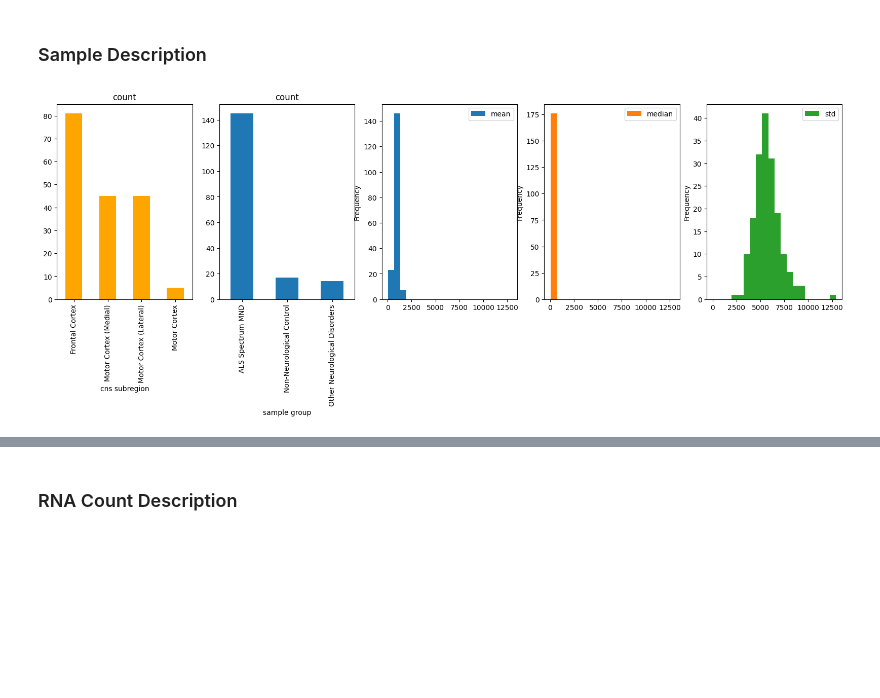
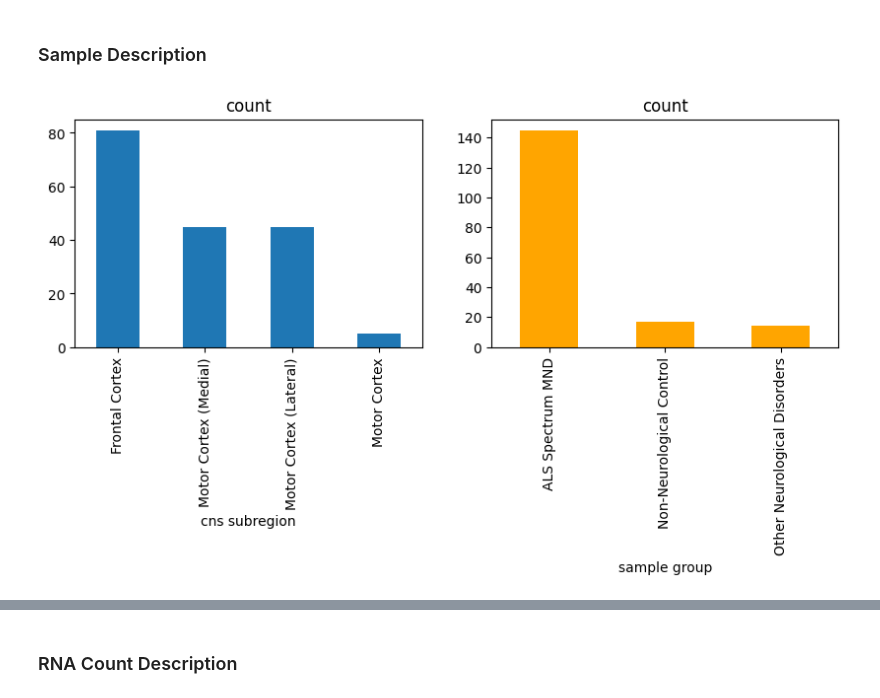
Before and after one commit to demic-dev/als-biomarker-identification-project, a Jupyter notebook: Report.ipynb, the cells around one changed output, grey strips where cells are left out. Drawn from its saved outputs; the diff is of its cells as text; code cells hidden in the pictures; blank space fills up the shorter version.

```diff
--- a/Report.ipynb
+++ b/Report.ipynb
@@ -60,14 +48,9 @@ samples.get_samples()
 # %% [markdown]
 ### Sample Description
 # %%
-fig, (ax0, ax1, *axes) = plt.subplots(nrows=1,ncols=5, figsize=(20,5))
+fig, (ax0, ax1) = plt.subplots(nrows=1,ncols=2, figsize=(10,3))
 
-sample_source = annotations.get_annotations()['cns subregion'].value_counts().plot.bar(ax=ax0, subplots=True, color="orange")
-disease_group = annotations.get_annotations()['sample group'].value_counts().plot.bar(ax=ax1, subplots=True)
-
-descriptive_stats_by_samples = samples.get_descriptive_statistics(by_gene=False)
-descriptive_stats_by_samples.plot.hist(ax=axes, subplots=True, bins=20)
-
-plt.show()
+sample_source = annotations.get_annotations_column("cns subregion").value_counts().plot.bar(ax=ax0, subplots=True)
+disease_group = annotations.get_annotations_column("sample group").value_counts().plot.bar(ax=ax1, subplots=True, color="orange")
 # %% [output]
-[figure, old version]
+[figure, new version]
```
Also changed, not shown: parts of 36 cells of this notebook, 2 other files.
